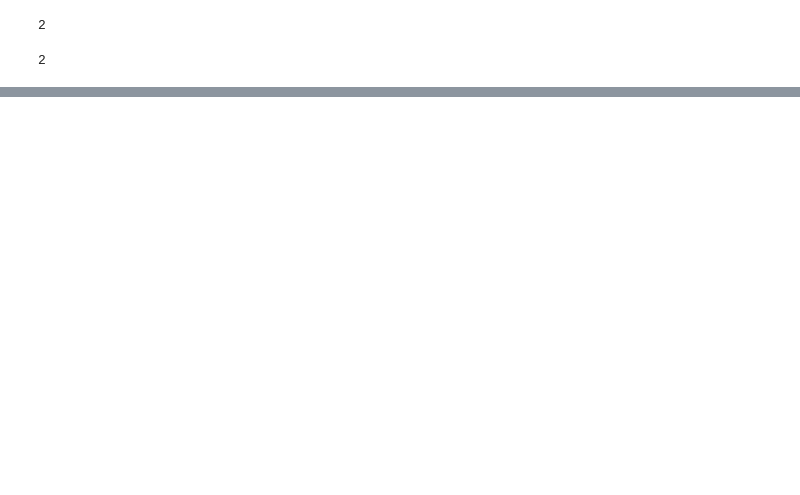
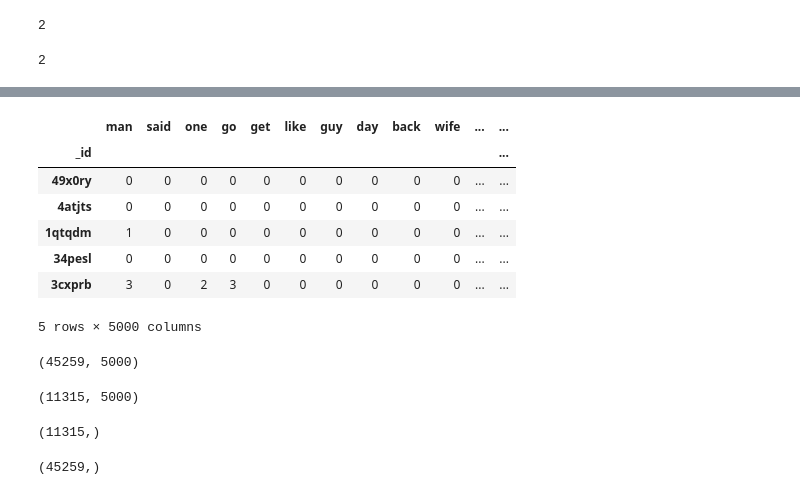
Before and after one commit to tmgrgg/is-this-joke-funny-reddit, a Jupyter notebook: Analysis.ipynb, the cells around one changed output, grey strips where cells are left out. Saved outputs shown, nothing was run; the diff lists cells and outputs as text; code cells hidden in the pictures; blank space fills up the shorter version.

```diff
--- a/Analysis.ipynb
+++ b/Analysis.ipynb
@@ -200,0 +262,31 @@ df_5000.head()
+# %%
+target = df_5000['_label']
+# %%
+x_train, x_test, y_train, y_test = train_test_split(features, target, test_size=0.2)
+# %%
+x_train.head()
+# %% [output]
+|  | man | said | one | go | get | like | guy | day | back | wife | ... | ... |
+| _id |  |  |  |  |  |  |  |  |  |  |  | ... |
+| 49x0ry | 0 | 0 | 0 | 0 | 0 | 0 | 0 | 0 | 0 | 0 | ... | ... |
+| 4atjts | 0 | 0 | 0 | 0 | 0 | 0 | 0 | 0 | 0 | 0 | ... | ... |
+| 1qtqdm | 1 | 0 | 0 | 0 | 0 | 0 | 0 | 0 | 0 | 0 | ... | ... |
+| 34pesl | 0 | 0 | 0 | 0 | 0 | 0 | 0 | 0 | 0 | 0 | ... | ... |
+| 3cxprb | 3 | 0 | 2 | 3 | 0 | 0 | 0 | 0 | 0 | 0 | ... | ... |
+5 rows × 5000 columns
+# %%
+x_train.shape
+# %% [output]
+(45259, 5000)
+# %%
+x_test.shape
+# %% [output]
+(11315, 5000)
+# %%
+y_test.shape
+# %% [output]
+(11315,)
+# %%
+y_train.shape
+# %% [output]
+(45259,)
```
Also changed, not shown: parts of 18 cells of this notebook, 1 other file.
